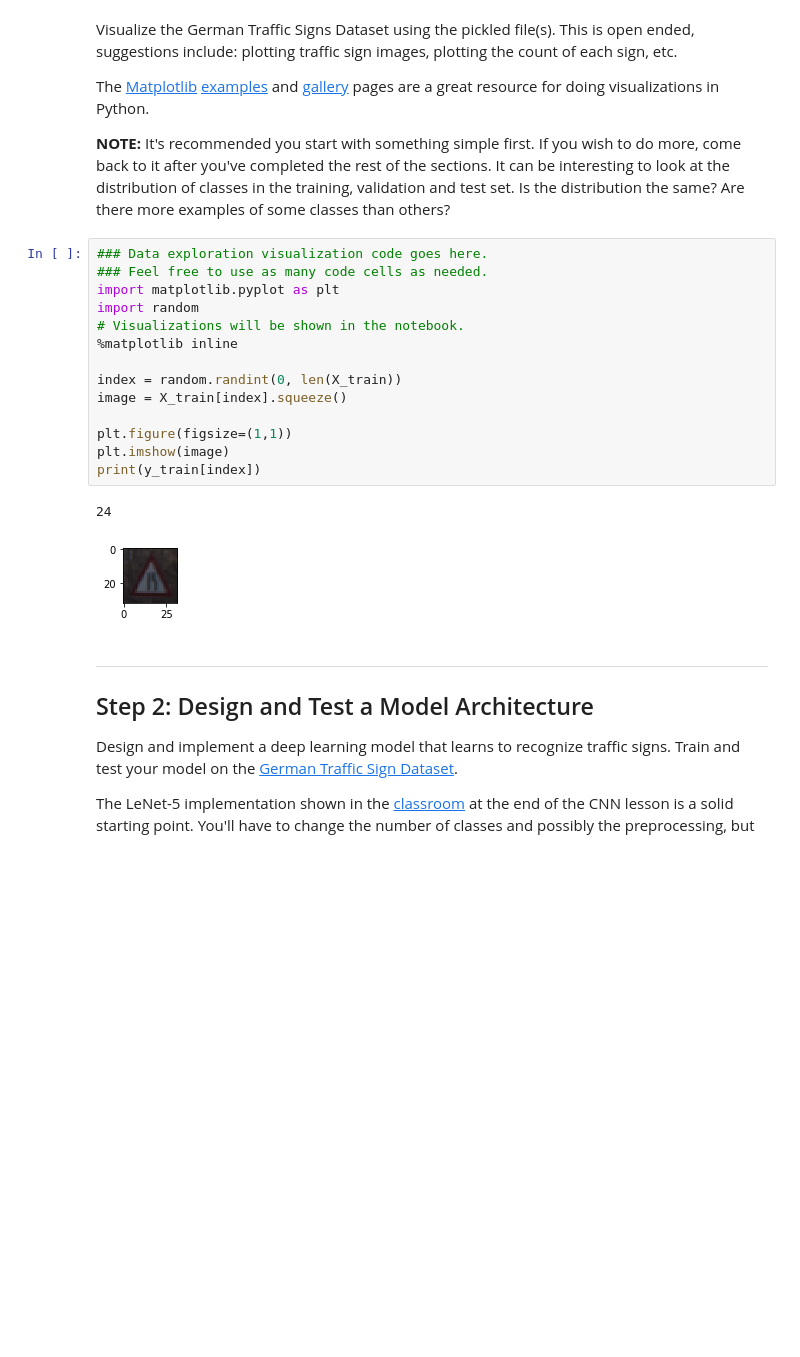
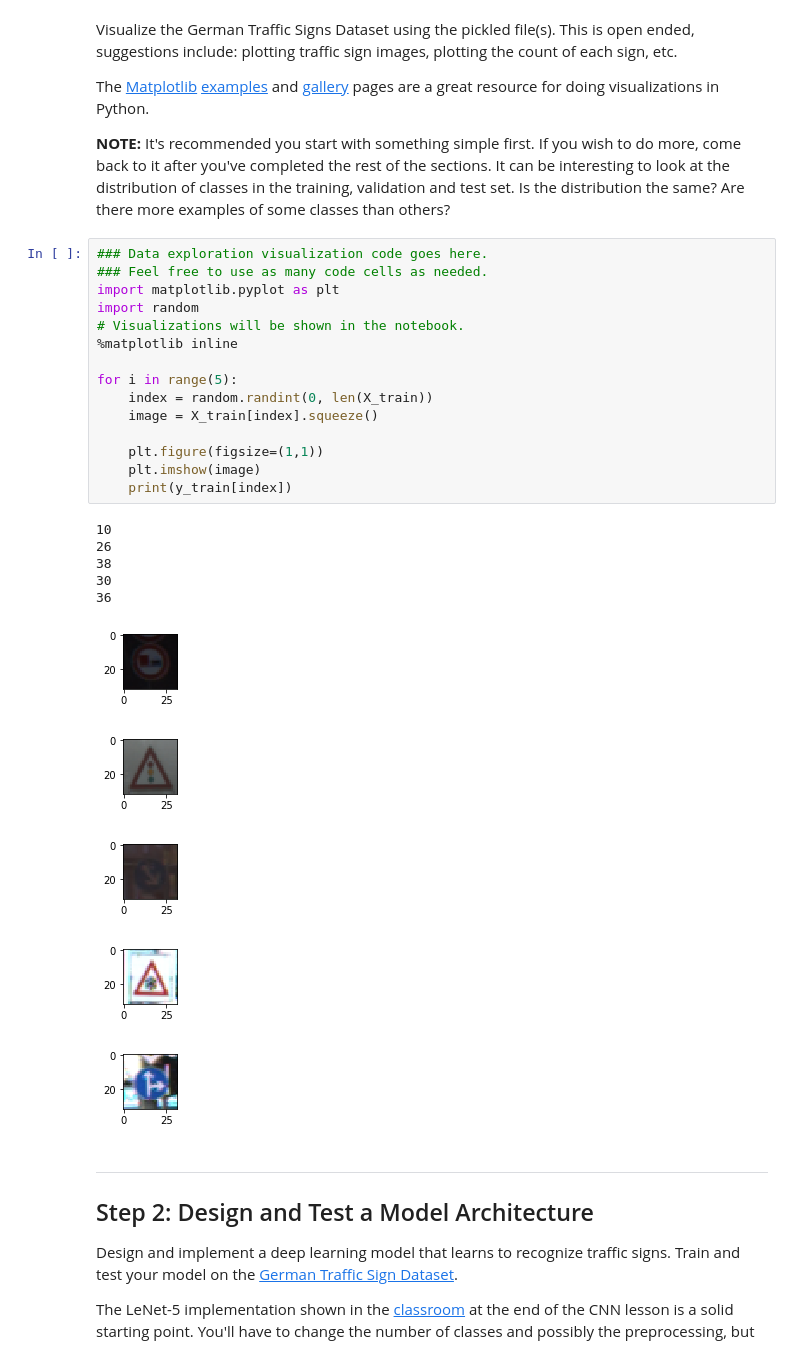
Before and after one commit to qibin0506/CarND-Traffic-Sign-Classifier, a Jupyter notebook: Traffic_Sign_Classifier.ipynb, the cells around one changed output. Drawn from its saved outputs; the diff is of its cells as text; blank space fills up the shorter version.

```diff
--- a/Traffic_Sign_Classifier.ipynb
+++ b/Traffic_Sign_Classifier.ipynb
@@ -95,20 +95,29 @@ The [Matplotlib](http://matplotlib.org/) [examples](http://matplotlib.org/exampl
 # %%
 ### Data exploration visualization code goes here.
 ### Feel free to use as many code cells as needed.
 import matplotlib.pyplot as plt
 import random
 # Visualizations will be shown in the notebook.
 %matplotlib inline
 
-index = random.randint(0, len(X_train))
-image = X_train[index].squeeze()
+for i in range(5):
+    index = random.randint(0, len(X_train))
+    image = X_train[index].squeeze()
 
-plt.figure(figsize=(1,1))
-plt.imshow(image)
-print(y_train[index])
+    plt.figure(figsize=(1,1))
+    plt.imshow(image)
+    print(y_train[index])
 # %% [output]
-24
+10
+26
+38
+30
+36
-[figure, old version]
+[figure, new version]
+[figure, added]
+[figure, added]
+[figure, added]
+[figure, added]
 # %% [markdown]
 ----
 
```
Also changed, not shown: parts of 7 cells of this notebook, 16 other files.
